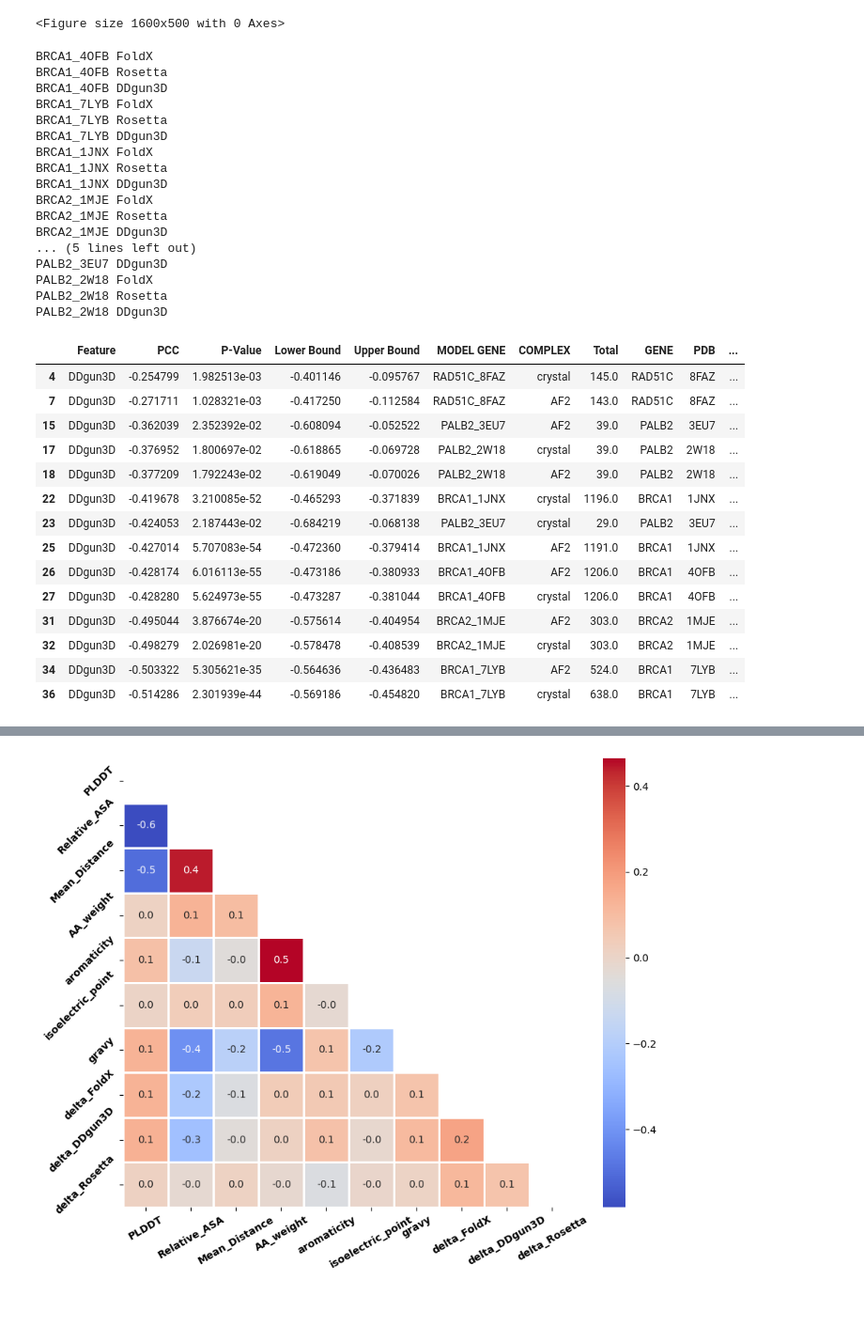
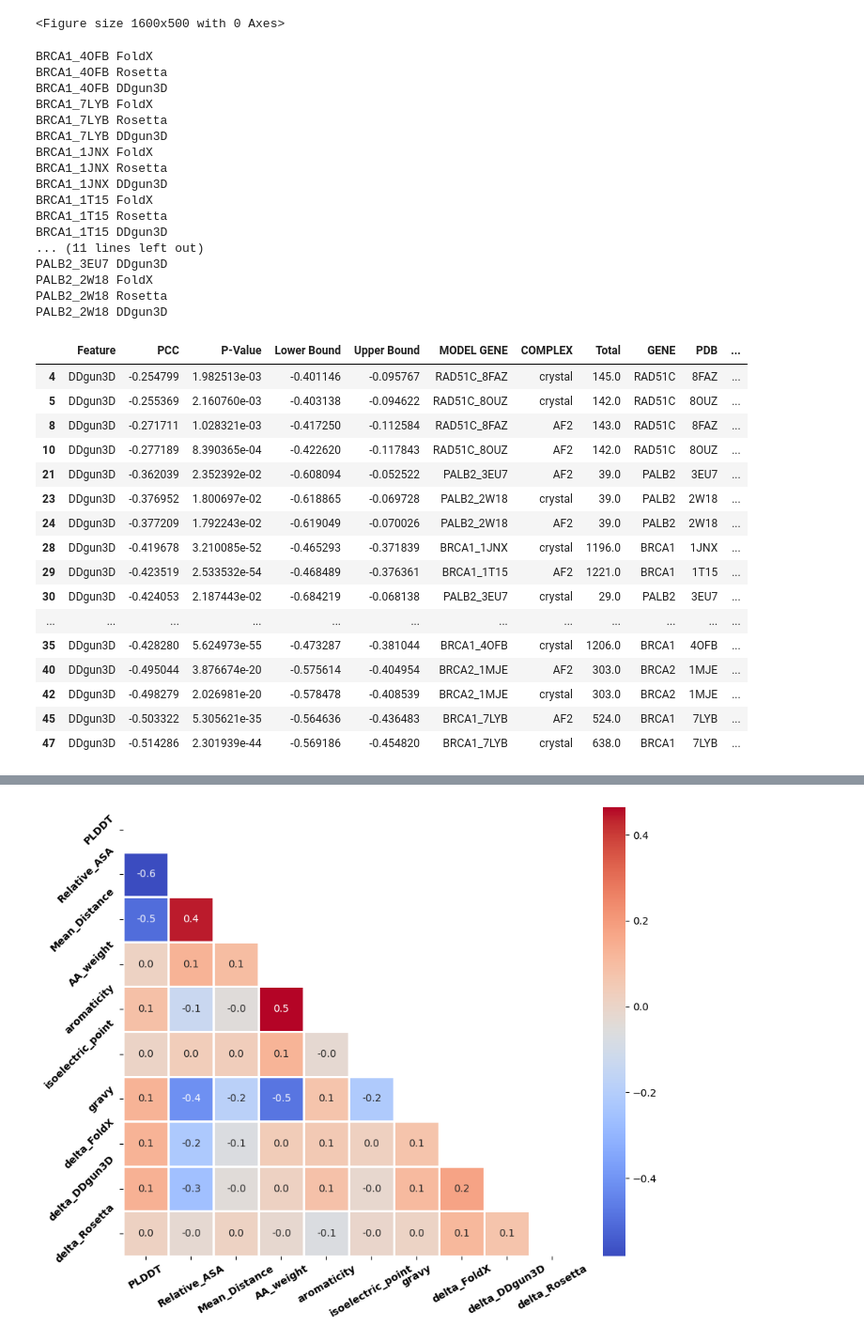
Before and after one commit to rohandavidg/CarePred, a Jupyter notebook: src/analysis/Results_figures.ipynb, the cells around one changed output, grey strips where cells are left out. Shown: that part at 94% size. Cells and saved outputs as stored; diff of their text form; code cells hidden in the pictures; blank space fills up the shorter version.

```diff
--- a/src/analysis/Results_figures.ipynb
+++ b/src/analysis/Results_figures.ipynb
@@ -536,25 +393,13 @@ See the caveats in the documentation: https://pandas.pydata.org/pandas-docs/stab
 <Figure size 1600x500 with 0 Axes>
 <Figure size 1600x500 with 0 Axes>
 # %%
-model_genes = ['BRCA1_4OFB', 'BRCA1_7LYB', 'BRCA1_1JNX', 'BRCA2_1MJE',
-              'RAD51C_8FAZ', 'PALB2_3EU7', 'PALB2_2W18']
+model_genes = ['BRCA1_4OFB', 'BRCA1_7LYB', 'BRCA1_1JNX', 'BRCA1_1T15','BRCA2_1MJE',
+              'RAD51C_8FAZ', 'RAD51C_8OUZ', 'PALB2_3EU7', 'PALB2_2W18']
 predictors = ['FoldX', 'Rosetta', "DDgun3D"]
 complex_structures = ['crystal', 'AF2']
-
-#for model_gene in model_genes:
-#    model_gene_df = ddg_results_function_complex_crystal_df[ddg_results_function_complex_crystal_df['GENE_MODEL'] == model_gene]
-#    fig, axs = plt.subplots(1, 3, figsize=(15, 5))
-
-#    for i, predictor in enumerate(predictors):
-#        ax = axs[i]
-#        plot_sig_boxplot_ax(model_gene_df, 'ΔΔG', 'Class', predictor, model_gene, ax)
-
-#    plt.tight_layout()
-    # Save the figure with 300dpi resolution
-#    plt.savefig(f"{model_gene}_boxplots.png", dpi=300)
-#    plt.close()
 # %%
-pcc_crystal_df = pd.DataFrame(columns=['Feature', 'PCC', 'P-Value', 'Lower Bound', 'Upper Bound', 'MODEL GENE', 'COMPLEX'])
+pcc_crystal_df = pd.DataFrame(columns=['Feature', 'PCC', 'P-Value', 'Lower Bound',
+                                       'Upper Bound', 'MODEL GENE', 'COMPLEX'])
 
 for model_gene in model_genes:
     for predictor in predictors:
@@ -579,7 +424,8 @@ pcc_crystal_df['COMPLEX'] = 'crystal'
 
 
 
-pcc_AF2_df = pd.DataFrame(columns=['Feature', 'PCC', 'P-Value', 'Lower Bound', 'Upper Bound', 'MODEL GENE', 'COMPLEX'])
+pcc_AF2_df = pd.DataFrame(columns=['Feature', 'PCC', 'P-Value', 'Lower Bound',
+                                   'Upper Bound', 'MODEL GENE', 'COMPLEX'])
 
 for model_gene in model_genes:
     for predictor in predictors:
@@ -601,47 +447,49 @@ pcc_AF2_df = pcc_AF2_df.sort_values(['PCC'], ascending=False)
 pcc_AF2_df[['GENE', 'PDB']] = pcc_AF2_df['MODEL GENE'].str.split('_', expand=True)
 genes = ['BRCA1', 'BRCA2', "PALB2", 'RAD51C']
 
 pcc_AF2_df['COMPLEX'] = 'AF2'
 pcc_AF2_df = pcc_AF2_df.sort_values(['PCC'], ascending=False)
 pcc_AF2_df = pcc_AF2_df.reset_index(drop=True)
 pcc_df = pd.concat([pcc_AF2_df, pcc_crystal_df], axis=0)
 pcc_df = pcc_df.sort_values(['PCC'], ascending=False)
 pcc_df = pcc_df.reset_index(drop=True)
 pcc_df['Lower Error'] = pcc_df['PCC'] - pcc_df['Lower Bound']
 pcc_df['Upper Error'] = pcc_df['Upper Bound'] - pcc
 pcc_df['err'] = pcc_df['Upper Error']  - pcc_df['Lower Error']
 pcc_ddgun_df = pcc_df[pcc_df['Feature'] == 'DDgun3D']
 pcc_ddgun_df
 # %% [output]
 BRCA1_4OFB FoldX
 BRCA1_4OFB Rosetta
 BRCA1_4OFB DDgun3D
 BRCA1_7LYB FoldX
 BRCA1_7LYB Rosetta
 BRCA1_7LYB DDgun3D
 BRCA1_1JNX FoldX
 BRCA1_1JNX Rosetta
 BRCA1_1JNX DDgun3D
-BRCA2_1MJE FoldX
-BRCA2_1MJE Rosetta
-BRCA2_1MJE DDgun3D
-... (5 lines left out)
+BRCA1_1T15 FoldX
+BRCA1_1T15 Rosetta
+BRCA1_1T15 DDgun3D
+... (11 lines left out)
 PALB2_3EU7 DDgun3D
 PALB2_2W18 FoldX
 PALB2_2W18 Rosetta
 PALB2_2W18 DDgun3D
 |  | Feature | PCC | P-Value | Lower Bound | Upper Bound | MODEL GENE | COMPLEX | Total | GENE | PDB | ... |
 | 4 | DDgun3D | -0.254799 | 1.982513e-03 | -0.401146 | -0.095767 | RAD51C_8FAZ | crystal | 145.0 | RAD51C | 8FAZ | ... |
-| 7 | DDgun3D | -0.271711 | 1.028321e-03 | -0.417250 | -0.112584 | RAD51C_8FAZ | AF2 | 143.0 | RAD51C | 8FAZ | ... |
-| 15 | DDgun3D | -0.362039 | 2.352392e-02 | -0.608094 | -0.052522 | PALB2_3EU7 | AF2 | 39.0 | PALB2 | 3EU7 | ... |
-| 17 | DDgun3D | -0.376952 | 1.800697e-02 | -0.618865 | -0.069728 | PALB2_2W18 | crystal | 39.0 | PALB2 | 2W18 | ... |
-| 18 | DDgun3D | -0.377209 | 1.792243e-02 | -0.619049 | -0.070026 | PALB2_2W18 | AF2 | 39.0 | PALB2 | 2W18 | ... |
-| 22 | DDgun3D | -0.419678 | 3.210085e-52 | -0.465293 | -0.371839 | BRCA1_1JNX | crystal | 1196.0 | BRCA1 | 1JNX | ... |
-| 23 | DDgun3D | -0.424053 | 2.187443e-02 | -0.684219 | -0.068138 | PALB2_3EU7 | crystal | 29.0 | PALB2 | 3EU7 | ... |
-| 25 | DDgun3D | -0.427014 | 5.707083e-54 | -0.472360 | -0.379414 | BRCA1_1JNX | AF2 | 1191.0 | BRCA1 | 1JNX | ... |
-| 26 | DDgun3D | -0.428174 | 6.016113e-55 | -0.473186 | -0.380933 | BRCA1_4OFB | AF2 | 1206.0 | BRCA1 | 4OFB | ... |
-| 27 | DDgun3D | -0.428280 | 5.624973e-55 | -0.473287 | -0.381044 | BRCA1_4OFB | crystal | 1206.0 | BRCA1 | 4OFB | ... |
-| 31 | DDgun3D | -0.495044 | 3.876674e-20 | -0.575614 | -0.404954 | BRCA2_1MJE | AF2 | 303.0 | BRCA2 | 1MJE | ... |
-| 32 | DDgun3D | -0.498279 | 2.026981e-20 | -0.578478 | -0.408539 | BRCA2_1MJE | crystal | 303.0 | BRCA2 | 1MJE | ... |
-| 34 | DDgun3D | -0.503322 | 5.305621e-35 | -0.564636 | -0.436483 | BRCA1_7LYB | AF2 | 524.0 | BRCA1 | 7LYB | ... |
-| 36 | DDgun3D | -0.514286 | 2.301939e-44 | -0.569186 | -0.454820 | BRCA1_7LYB | crystal | 638.0 | BRCA1 | 7LYB | ... |
+| 5 | DDgun3D | -0.255369 | 2.160760e-03 | -0.403138 | -0.094622 | RAD51C_8OUZ | crystal | 142.0 | RAD51C | 8OUZ | ... |
+| 8 | DDgun3D | -0.271711 | 1.028321e-03 | -0.417250 | -0.112584 | RAD51C_8FAZ | AF2 | 143.0 | RAD51C | 8FAZ | ... |
+| 10 | DDgun3D | -0.277189 | 8.390365e-04 | -0.422620 | -0.117843 | RAD51C_8OUZ | AF2 | 142.0 | RAD51C | 8OUZ | ... |
+| 21 | DDgun3D | -0.362039 | 2.352392e-02 | -0.608094 | -0.052522 | PALB2_3EU7 | AF2 | 39.0 | PALB2 | 3EU7 | ... |
+| 23 | DDgun3D | -0.376952 | 1.800697e-02 | -0.618865 | -0.069728 | PALB2_2W18 | crystal | 39.0 | PALB2 | 2W18 | ... |
+| 24 | DDgun3D | -0.377209 | 1.792243e-02 | -0.619049 | -0.070026 | PALB2_2W18 | AF2 | 39.0 | PALB2 | 2W18 | ... |
+| 28 | DDgun3D | -0.419678 | 3.210085e-52 | -0.465293 | -0.371839 | BRCA1_1JNX | crystal | 1196.0 | BRCA1 | 1JNX | ... |
+| 29 | DDgun3D | -0.423519 | 2.533532e-54 | -0.468489 | -0.376361 | BRCA1_1T15 | AF2 | 1221.0 | BRCA1 | 1T15 | ... |
+| 30 | DDgun3D | -0.424053 | 2.187443e-02 | -0.684219 | -0.068138 | PALB2_3EU7 | crystal | 29.0 | PALB2 | 3EU7 | ... |
+| ... | ... | ... | ... | ... | ... | ... | ... | ... | ... | ... | ... |
+| 35 | DDgun3D | -0.428280 | 5.624973e-55 | -0.473287 | -0.381044 | BRCA1_4OFB | crystal | 1206.0 | BRCA1 | 4OFB | ... |
+| 40 | DDgun3D | -0.495044 | 3.876674e-20 | -0.575614 | -0.404954 | BRCA2_1MJE | AF2 | 303.0 | BRCA2 | 1MJE | ... |
+| 42 | DDgun3D | -0.498279 | 2.026981e-20 | -0.578478 | -0.408539 | BRCA2_1MJE | crystal | 303.0 | BRCA2 | 1MJE | ... |
+| 45 | DDgun3D | -0.503322 | 5.305621e-35 | -0.564636 | -0.436483 | BRCA1_7LYB | AF2 | 524.0 | BRCA1 | 7LYB | ... |
+| 47 | DDgun3D | -0.514286 | 2.301939e-44 | -0.569186 | -0.454820 | BRCA1_7LYB | crystal | 638.0 | BRCA1 | 7LYB | ... |
```
Also changed, not shown: parts of 30 cells of this notebook, 9 other files.
